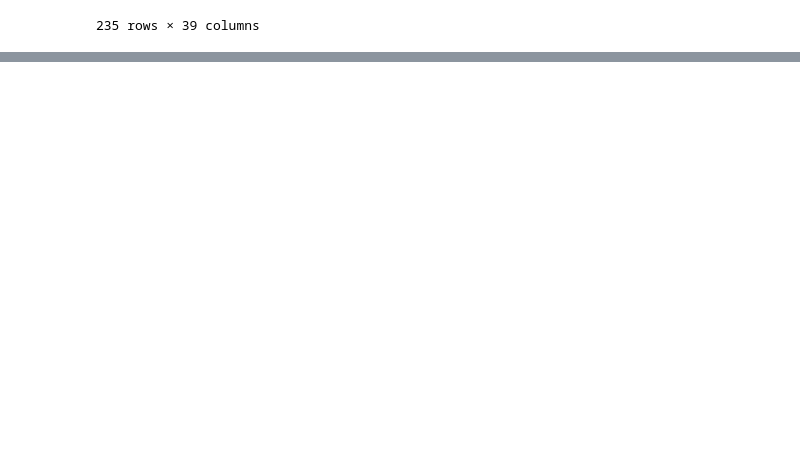
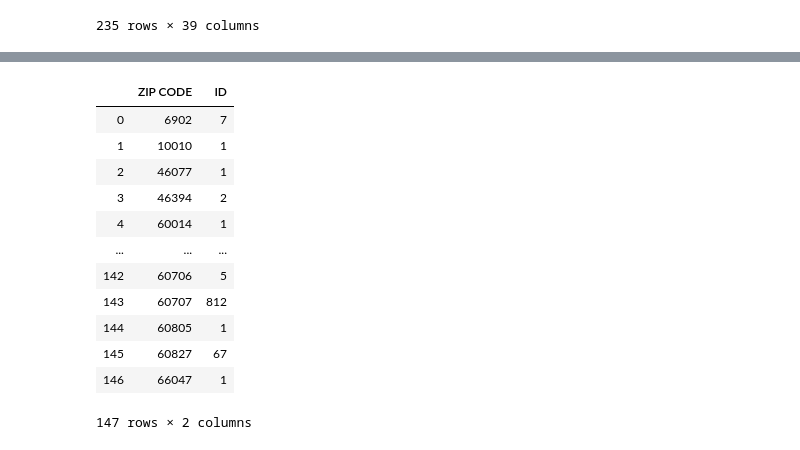
Before and after one commit to Lei-Gu/ETL-Project, a Jupyter notebook: Question.ipynb, the cells around one changed output, grey strips where cells are left out. Saved outputs shown, nothing was run; the diff lists cells and outputs as text; code cells hidden in the pictures; blank space fills up the shorter version.

```diff
--- a/Question.ipynb
+++ b/Question.ipynb
@@ -276,0 +346,19 @@ license_df.groupby([license_df["APPLICATION CREATED DATE"].dt.year, license_df["
+# %%
+zip_pd = pd.DataFrame(zip_code,columns = ["ID"])
+zip_pd.reset_index(inplace=True)
+# zip_pd.rename(index={"ID": "Counts"})
+zip_pd
+# %% [output]
+|  | ZIP CODE | ID |
+| 0 | 6902 | 7 |
+| 1 | 10010 | 1 |
+| 2 | 46077 | 1 |
+| 3 | 46394 | 2 |
+| 4 | 60014 | 1 |
+| ... | ... | ... |
+| 142 | 60706 | 5 |
+| 143 | 60707 | 812 |
+| 144 | 60805 | 1 |
+| 145 | 60827 | 67 |
+| 146 | 66047 | 1 |
+147 rows × 2 columns
```
Also changed, not shown: parts of 9 cells of this notebook.
